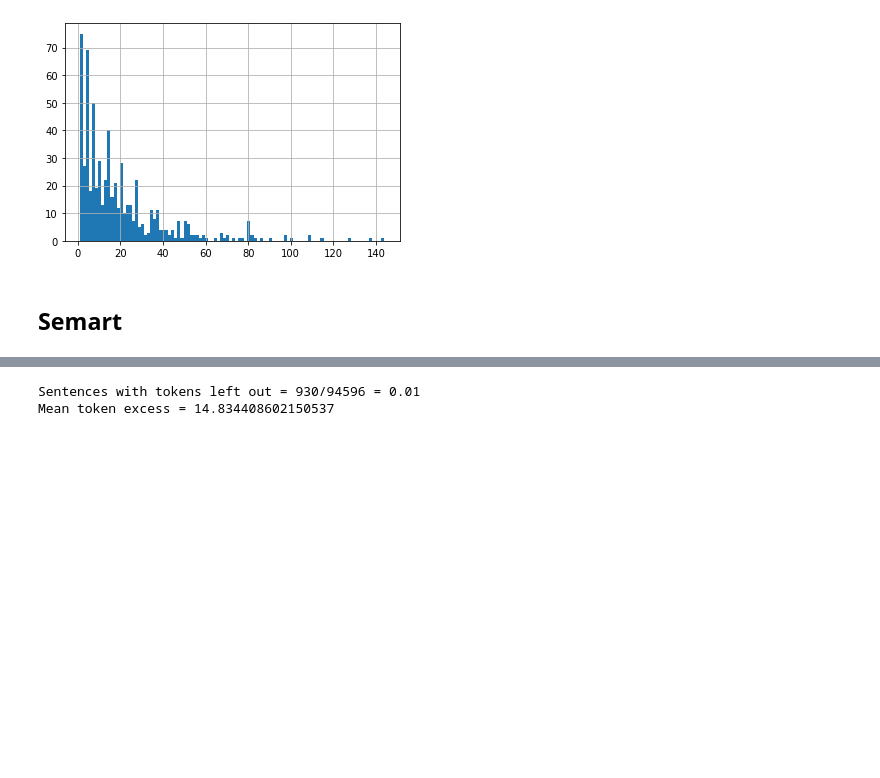
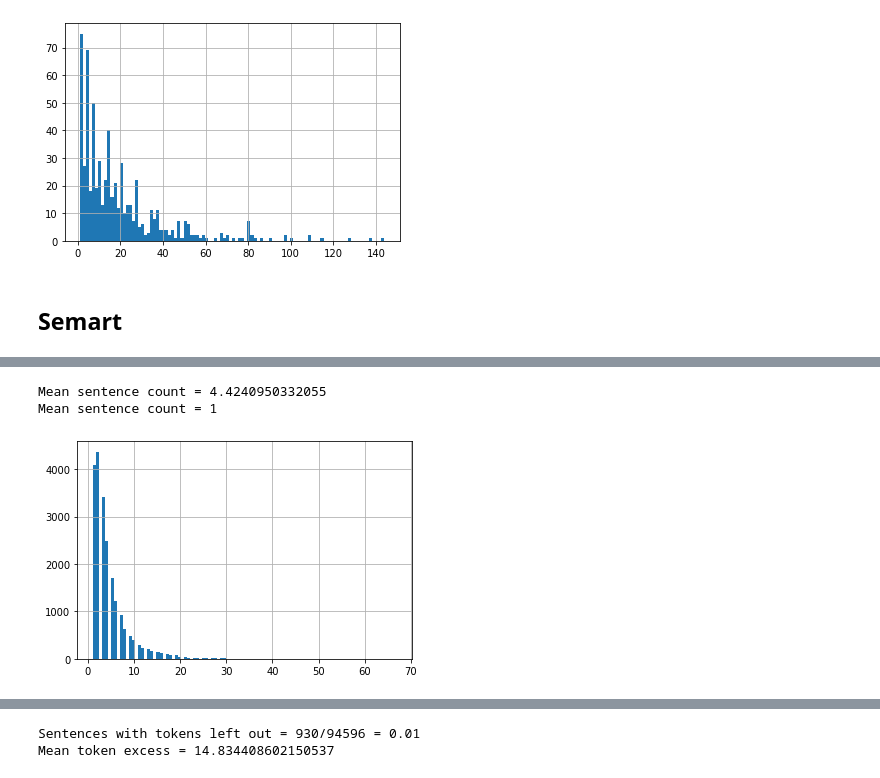
Before and after one commit to ricardokleinklein/EmotionalArt, a Jupyter notebook: notebooks/information_loss_text.ipynb, the cells around one changed output, grey strips where cells are left out. Cells and saved outputs as stored; diff of their text form; code cells hidden in the pictures; blank space fills up the shorter version.

```diff
--- a/notebooks/information_loss_text.ipynb
+++ b/notebooks/information_loss_text.ipynb
@@ -87,3 +91,14 @@ semart
+# %%
+semart['nb_sentences'] = semart['DESCRIPTION'].apply(
+    lambda s: len(sent_tokenize(s))
+)
+semart['nb_sentences'].hist(bins=100)
+print(f"Mean sentence count = {semart['nb_sentences'].mean()}")
+print(f"Mean sentence count = {semart['nb_sentences'].min()}")
+# %% [output]
+Mean sentence count = 4.4240950332055
+Mean sentence count = 1
+[figure, added]
 # %%
 semart['nb_words'] = semart['DESCRIPTION'].apply(
     lambda s: len(word_tokenize(s))
```
Also changed, not shown: parts of 6 cells of this notebook, 4 other files.
